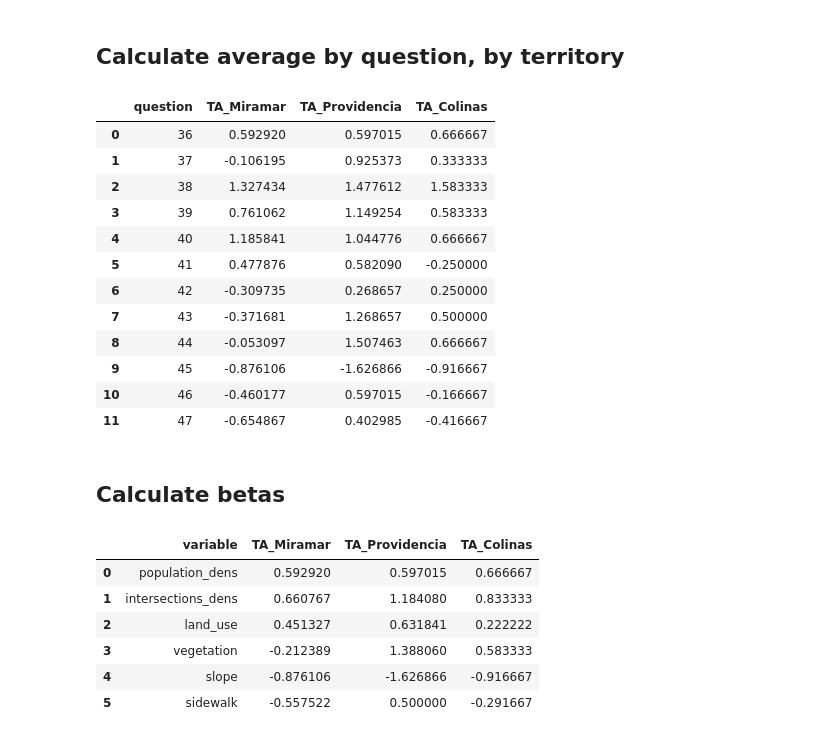
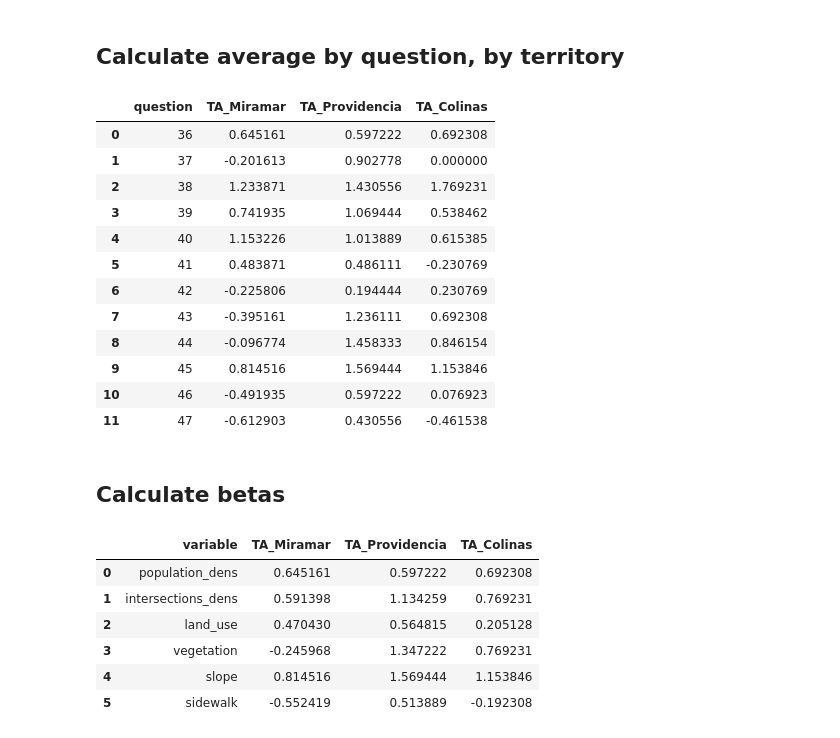
Before and after one commit to Observatorio-Ciudades/vref_walkability_index, a Jupyter notebook: notebooks/03_BT_01_Betas_v1.ipynb, the cells around one changed output. Cells and saved outputs as stored; diff of their text form; code cells hidden in the pictures.

```diff
--- a/notebooks/03_BT_01_Betas_v1.ipynb
+++ b/notebooks/03_BT_01_Betas_v1.ipynb
@@ -70,8 +72,20 @@ Index(['ID', 'Hora de inicio', 'Hora de finalización', 'Correo electrónico',
 # %% [markdown]
 ## Filter for data of interest
 # %%
+ask_disability_question = True
 ask_transport_question = True
-ask_equipamiento_question = True
-ask_veces_caminata_question = True
+ask_equipamiento_question = False
+ask_veces_caminata_question = False
 
 surveys_f = surveys.copy()
+# %%
+disability_question = '¿Se encuentra usted en alguna condición de discapacidad?'
+
+if ask_disability_question:
+    print(surveys[disability_question].unique())
+    disability_lst = ['Si']
+    surveys_f = surveys_f.loc[~surveys_f[disability_question].isin(disability_lst)].copy()
+
+    # Show
+    print(surveys_f.shape)
+    surveys_f.head(2)
@@ -271,9 +281,11 @@ mapping_dct = {"Totalmente en desacuerdo": -2,
                "Totalmente de acuerdo": 2
 }
 
-# Mapping dictionary for question #38. (¿Se te hace largo y aburrido el recorrido?),
-# where answers pivoting towards "yes" indicate ausence of the physical variable (intersections density)
-# and answers pivoting towards "no" indicate presence of the physical variable (intersecions density)
+# Mapping dictionary for questions
+#38. (¿Se te hace largo y aburrido el recorrido?) and
+#45. (A lo largo de tu recorrido, ¿Consideras que el hecho de caminar te implicó un gran esfuerzo físico debido a la pendiente/inclinación?)
+# where answers pivoting towards "yes" indicate a bad perception of the physical variable (lack of intersecions, presence of slope)
+# and answers pivoting towards "no" indicate good perception of the physical variable (intersecions density, no slope)
 inverse_mapping_dct = {"Totalmente en desacuerdo": 2,
                        "En desacuerdo": 1,
                        "Ni de acuerdo, ni en desacuerdo": 0,
@@ -284,11 +296,11 @@ inverse_mapping_dct = {"Totalmente en desacuerdo": 2,
 # Apply mappings
 question_numbers = ['36','37','38','39','40','41','42','43','44','45','46','47']
 for question in question_numbers:
-    # Apply regular mapping to all except question 38
-    if question != '38':
+    # Apply regular mapping to all except question 38 and 45
+    if (question != '38') and (question!='45'):
         surveys_f[question+'_value'] = surveys_f[question+'_text'].map(mapping_dct)
     # Apply inverse mapping to question 38
-    elif question == '38':
+    elif question in ['38', '45']:
         surveys_f[question+'_value'] = surveys_f[question+'_text'].map(inverse_mapping_dct)
 
 # Reorder columns to visualize
@@ -338,37 +350,41 @@ No nans in col 47_value.
 # %%
 question_summary_df = pd.DataFrame()
 
 for territory in list(surveys_f.territory.unique()):
 
     # Separate by territory
     surveys_f_territory = surveys_f.loc[surveys_f.territory==territory].copy()
 
-    i = 0
+    rows = []
     for question in question_numbers:
         # Calculate average for current question in current territory
         question_avg = surveys_f_territory[question+'_value'].mean()
 
         # Register average for current question in current territory
-        question_summary_df.loc[i,'question'] = question
-        question_summary_df.loc[i, territory] = question_avg
+        rows.append({'question': question, territory: question_avg})
 
-        i+=1
+    # Register question data in question_summary_df
+    territory_df = pd.DataFrame(rows)
+    if question_summary_df.empty:
+        question_summary_df = territory_df
+    else:
+        question_summary_df = pd.merge(question_summary_df, territory_df, on='question')
 
 question_summary_df
 # %% [output]
 |  | question | TA_Miramar | TA_Providencia | TA_Colinas |
-| 0 | 36 | 0.592920 | 0.597015 | 0.666667 |
-| 1 | 37 | -0.106195 | 0.925373 | 0.333333 |
-| 2 | 38 | 1.327434 | 1.477612 | 1.583333 |
-| 3 | 39 | 0.761062 | 1.149254 | 0.583333 |
-| 4 | 40 | 1.185841 | 1.044776 | 0.666667 |
-| 5 | 41 | 0.477876 | 0.582090 | -0.250000 |
-| 6 | 42 | -0.309735 | 0.268657 | 0.250000 |
-| 7 | 43 | -0.371681 | 1.268657 | 0.500000 |
-| 8 | 44 | -0.053097 | 1.507463 | 0.666667 |
-| 9 | 45 | -0.876106 | -1.626866 | -0.916667 |
-| 10 | 46 | -0.460177 | 0.597015 | -0.166667 |
-| 11 | 47 | -0.654867 | 0.402985 | -0.416667 |
+| 0 | 36 | 0.645161 | 0.597222 | 0.692308 |
+| 1 | 37 | -0.201613 | 0.902778 | 0.000000 |
+| 2 | 38 | 1.233871 | 1.430556 | 1.769231 |
+| 3 | 39 | 0.741935 | 1.069444 | 0.538462 |
+| 4 | 40 | 1.153226 | 1.013889 | 0.615385 |
+| 5 | 41 | 0.483871 | 0.486111 | -0.230769 |
+| 6 | 42 | -0.225806 | 0.194444 | 0.230769 |
+| 7 | 43 | -0.395161 | 1.236111 | 0.692308 |
+| 8 | 44 | -0.096774 | 1.458333 | 0.846154 |
+| 9 | 45 | 0.814516 | 1.569444 | 1.153846 |
+| 10 | 46 | -0.491935 | 0.597222 | 0.076923 |
+| 11 | 47 | -0.612903 | 0.430556 | -0.461538 |
 # %% [markdown]
 ## Calculate betas
 # %%
@@ -398,7 +414,7 @@ for territory in list(surveys_f.territory.unique()):
             var_values.append(question_avg)
 
         # Get an average of those averages
-        variable_avg = sum(var_values) / len(var_values)
+        variable_avg = np.mean(var_values)
 
         # Register in rows
         rows.append({'variable': variable, territory: variable_avg})
@@ -413,9 +429,9 @@ for territory in list(surveys_f.territory.unique()):
 betas_df
 # %% [output]
 |  | variable | TA_Miramar | TA_Providencia | TA_Colinas |
-| 0 | population_dens | 0.592920 | 0.597015 | 0.666667 |
-| 1 | intersections_dens | 0.660767 | 1.184080 | 0.833333 |
-| 2 | land_use | 0.451327 | 0.631841 | 0.222222 |
-| 3 | vegetation | -0.212389 | 1.388060 | 0.583333 |
-| 4 | slope | -0.876106 | -1.626866 | -0.916667 |
-| 5 | sidewalk | -0.557522 | 0.500000 | -0.291667 |
+| 0 | population_dens | 0.645161 | 0.597222 | 0.692308 |
+| 1 | intersections_dens | 0.591398 | 1.134259 | 0.769231 |
+| 2 | land_use | 0.470430 | 0.564815 | 0.205128 |
+| 3 | vegetation | -0.245968 | 1.347222 | 0.769231 |
+| 4 | slope | 0.814516 | 1.569444 | 1.153846 |
+| 5 | sidewalk | -0.552419 | 0.513889 | -0.192308 |
```
Also changed, not shown: parts of 7 cells of this notebook.
